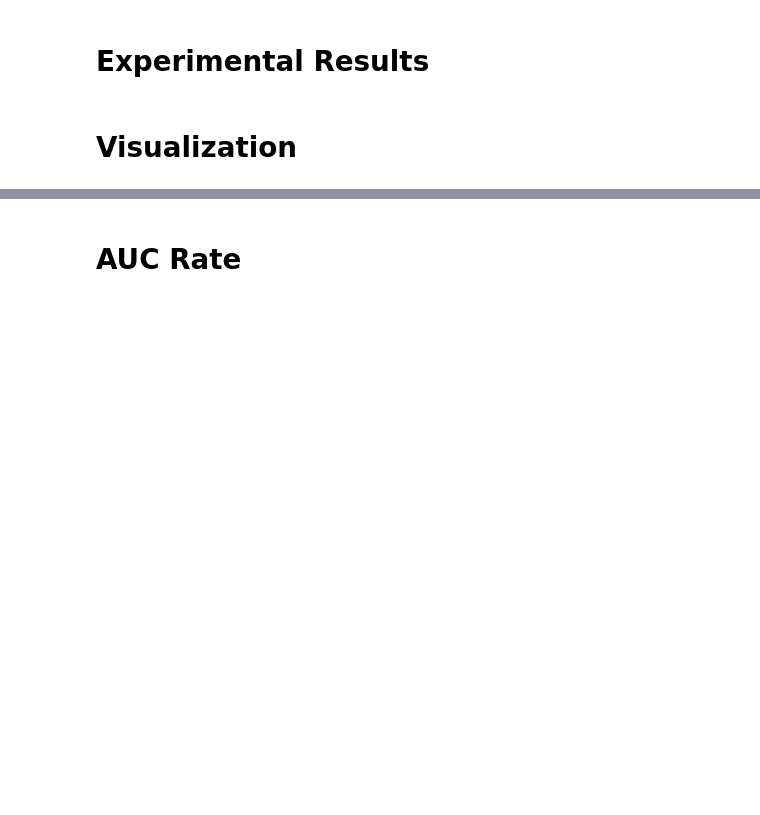
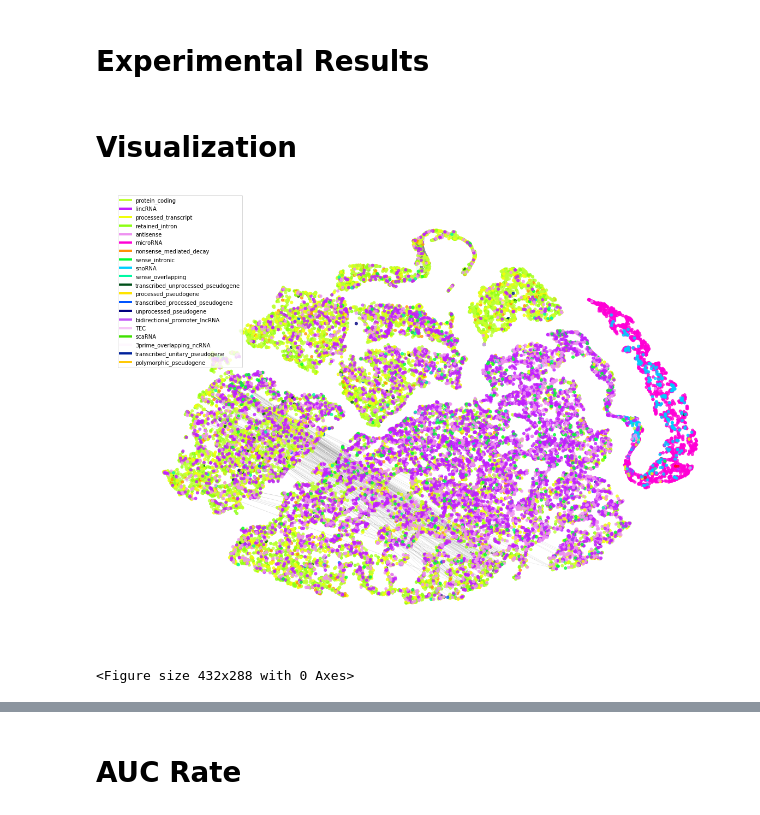
Before and after one commit to JonnyTran/MultiOmicsGraphEmbedding, a Jupyter notebook: Siamese Graph Embedding.ipynb, the cells around one changed output, grey strips where cells are left out. Cells and saved outputs as stored; diff of their text form; code cells hidden in the pictures; blank space fills up the shorter version.

```diff
--- a/Siamese Graph Embedding.ipynb
+++ b/Siamese Graph Embedding.ipynb
@@ -123,7 +88,7 @@ matrix_heatmap(network_val.get_adjacency_matrix(edge_types=["d"], node_list=netw
 params = {
     'd': 128,
     'lr': 0.001,
-    'margin': 0.2,
+    'margin': 0.5,
     'weighted': True,
     # 'subsample': True,
     'directed_proba': 0.5,
@@ -144,14 +109,14 @@ params = {
     'directed_distance': "euclidean",
     'undirected_distance': "euclidean",
     'source_target_dense_layers': True,
-    'embedding_normalization': True
+    'embedding_normalization': False
 }
 # %%
 from moge.embedding.siamese_graph_embedding import SiameseGraphEmbedding
 from moge.embedding.siamese_triplet_online_embedding import SiameseOnlineTripletGraphEmbedding
 
-siamese = SiameseOnlineTripletGraphEmbedding(batch_size=225, epochs=30, verbose=True)
-# siamese = SiameseGraphEmbedding(batch_size=500, epochs=10, verbose=True)
+# siamese = SiameseOnlineTripletGraphEmbedding(batch_size=225, epochs=30, verbose=True)
+siamese = SiameseGraphEmbedding(batch_size=500, epochs=10, verbose=True)
 
 # siamese = SiameseTripletGraphEmbedding(d=128, batch_size=256, margin=0.2, lr=0.001, epochs=30,
 #     negative_sampling_ratio=2.0, directed_proba=0.8, compression_func="sqrt3",
@@ -176,6 +138,6 @@ SiameseOnlineTripletGraphEmbedding(batch_size=225, compression_func='sqrt',
 # %%
 siamese.learn_embedding(network, network_val=network_val,
-                        multi_gpu=False, rebuild_model=False,
+                        multi_gpu=True, rebuild_model=False,
                         n_steps=250,
                         tensorboard=True,
                         early_stopping=True,
@@ -231,7 +174,7 @@ siamese.siamese_net.save_weights("moge/data/LMN_future_recall/TRAIN/Interactions
 # %%
-siamese.truncating = "post"
-siamese.save_embeddings("lmn_train.triplet.shortest.biogrid.full.euclidean.trunc.emb",
-                        variable_length=False, recompute=False, minlen=100)
+# siamese.truncating = "post"
+# siamese.save_embeddings("lmn_train.triplet.shortest.biogrid.full.euclidean.trunc.emb",
+#                         variable_length=False, recompute=False, minlen=100)
 # %% [output]
 FileNotFoundError: [Errno 2] No such file or directory: 'logs/SiameseOnlineTriplet_04-04_ 4-25PM/moge/data/LMN_future_recall/TRAIN/Interactions_Affinity/lmn_train.triplet.shortest.biogrid.full.euclide ...
 # %% [markdown]
@@ -450,17 +393,20 @@ bar_chart(results, measures=labels, title="Scale-free fit scores")
 # %%
 from moge.visualization.visualize_embedding import visualize_embedding
 # siamese.process_embeddings(variable_length=False)
 # delattr(siamese, "node_pos")
 # nodes_to_visualize = list(set(siamese.generator_train.get_nonzero_nodelist()) | set(siamese.generator_val.get_nonzero_nodelist()))
 # nodes_test = list(set(siamese.generator_val.get_nonzero_nodelist()) - set(siamese.generator_train.get_nonzero_nodelist()))
 # print(len(nodes_test))
-visualize_embedding(siamese, network=network, node_label="locus_type", top_k=500,
+visualize_embedding(siamese, network=network, node_label="locus_type", top_k=0,
 #                     edgelist=network_val.get_edgelist(node_list=nodes_to_visualize,
 #                                                       edge_types=["d"])[:500],
 #                     test_nodes=siamese.generator_val.get_nonzero_nodelist(),
                     cmap="gist_ncar",
                     file_name="moge/data/Results/siamese_online_triplet_euclidean",
                    )
+# %% [output]
+[figure, added]
+<Figure size 432x288 with 0 Axes>
 # %%
 siamese.process_embeddings(variable_length=True, minlen=200)
 delattr(siamese, "node_pos")
```
Also changed, not shown: parts of 20 cells of this notebook, 4 other files.
